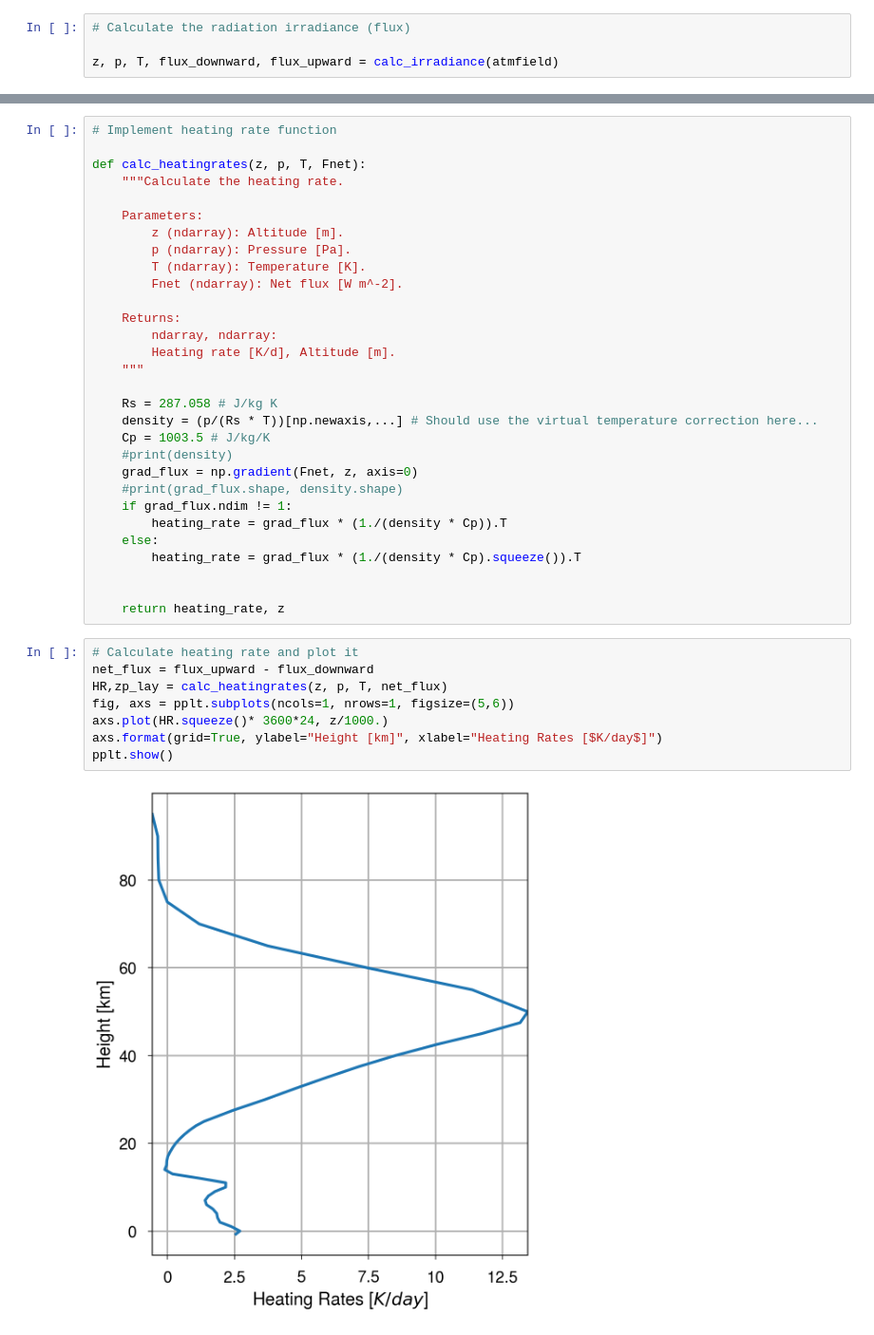
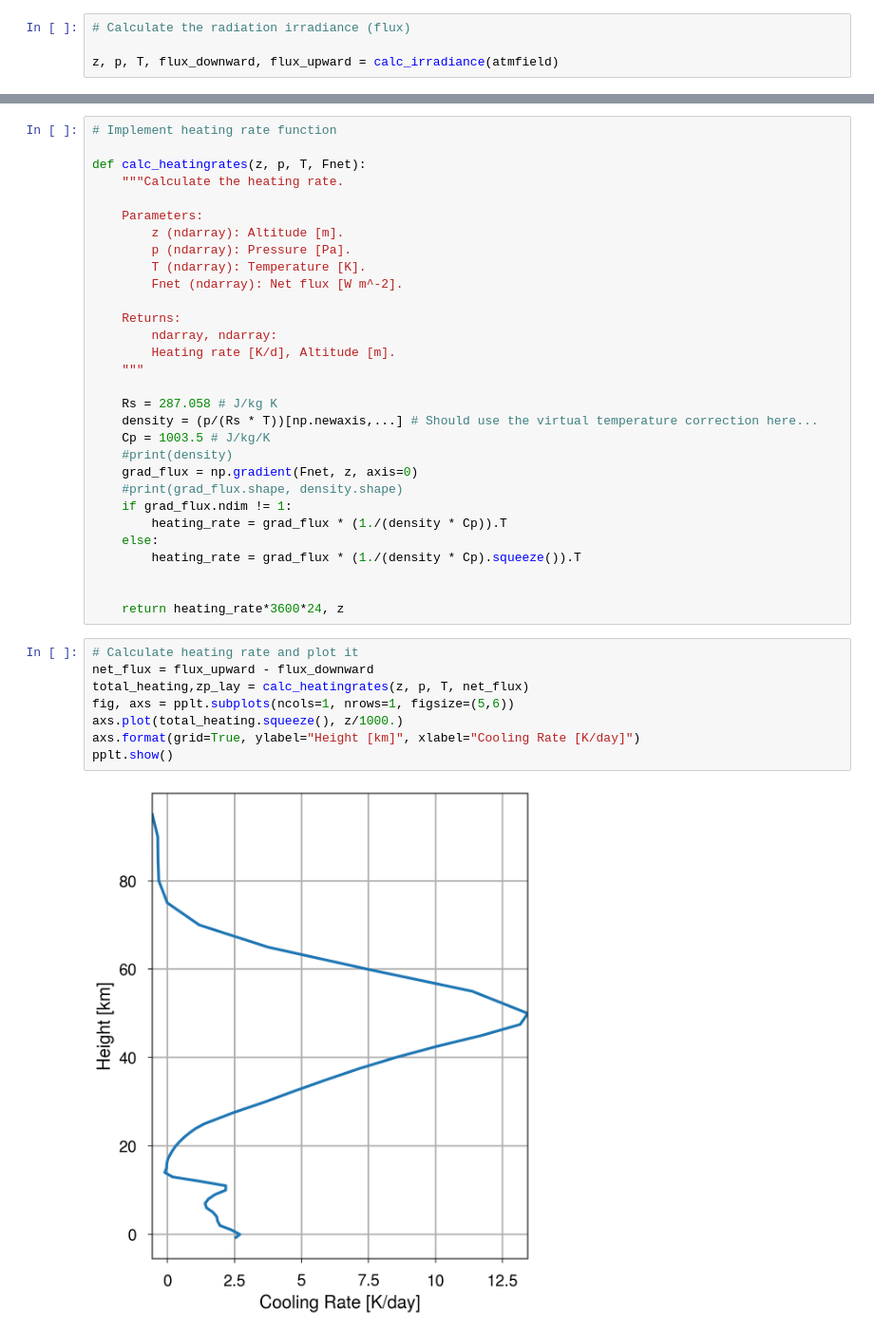
Before and after one commit to wblumberg/ESCI345, a Jupyter notebook: 10.Radiative_Fluxes_and_Heating/heating_rates.ipynb, the cells around one changed output, grey strips where cells are left out. Shown at 95% size. Saved outputs shown, nothing was run; the diff lists cells and outputs as text.

```diff
--- a/10.Radiative_Fluxes_and_Heating/heating_rates.ipynb
+++ b/10.Radiative_Fluxes_and_Heating/heating_rates.ipynb
@@ -113,15 +133,15 @@ def calc_heatingrates(z, p, T, Fnet):
         heating_rate = grad_flux * (1./(density * Cp).squeeze()).T
 
 
-    return heating_rate, z
+    return heating_rate*3600*24, z
 # %%
 # Calculate heating rate and plot it
 net_flux = flux_upward - flux_downward
-HR,zp_lay = calc_heatingrates(z, p, T, net_flux)
+total_heating,zp_lay = calc_heatingrates(z, p, T, net_flux)
 fig, axs = pplt.subplots(ncols=1, nrows=1, figsize=(5,6))
-axs.plot(HR.squeeze()* 3600*24, z/1000.)
-axs.format(grid=True, ylabel="Height [km]", xlabel="Heating Rates [$K/day$]")
+axs.plot(total_heating.squeeze(), z/1000.)
+axs.format(grid=True, ylabel="Height [km]", xlabel="Cooling Rate [K/day]")
 pplt.show()
 # %% [output]
-[figure, old version]
+[figure, new version]
 # %% [markdown]
```
Also changed, not shown: parts of 18 cells of this notebook.
